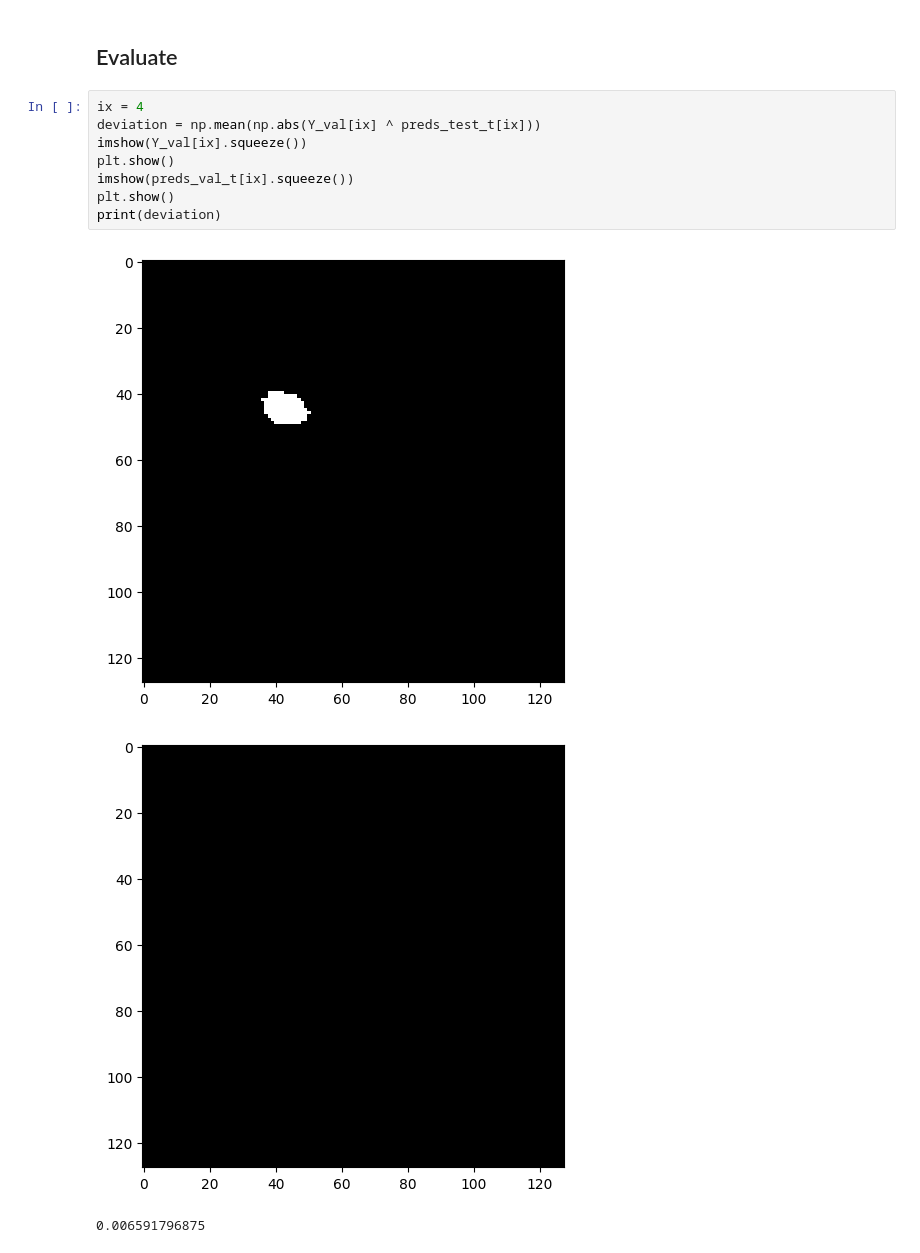
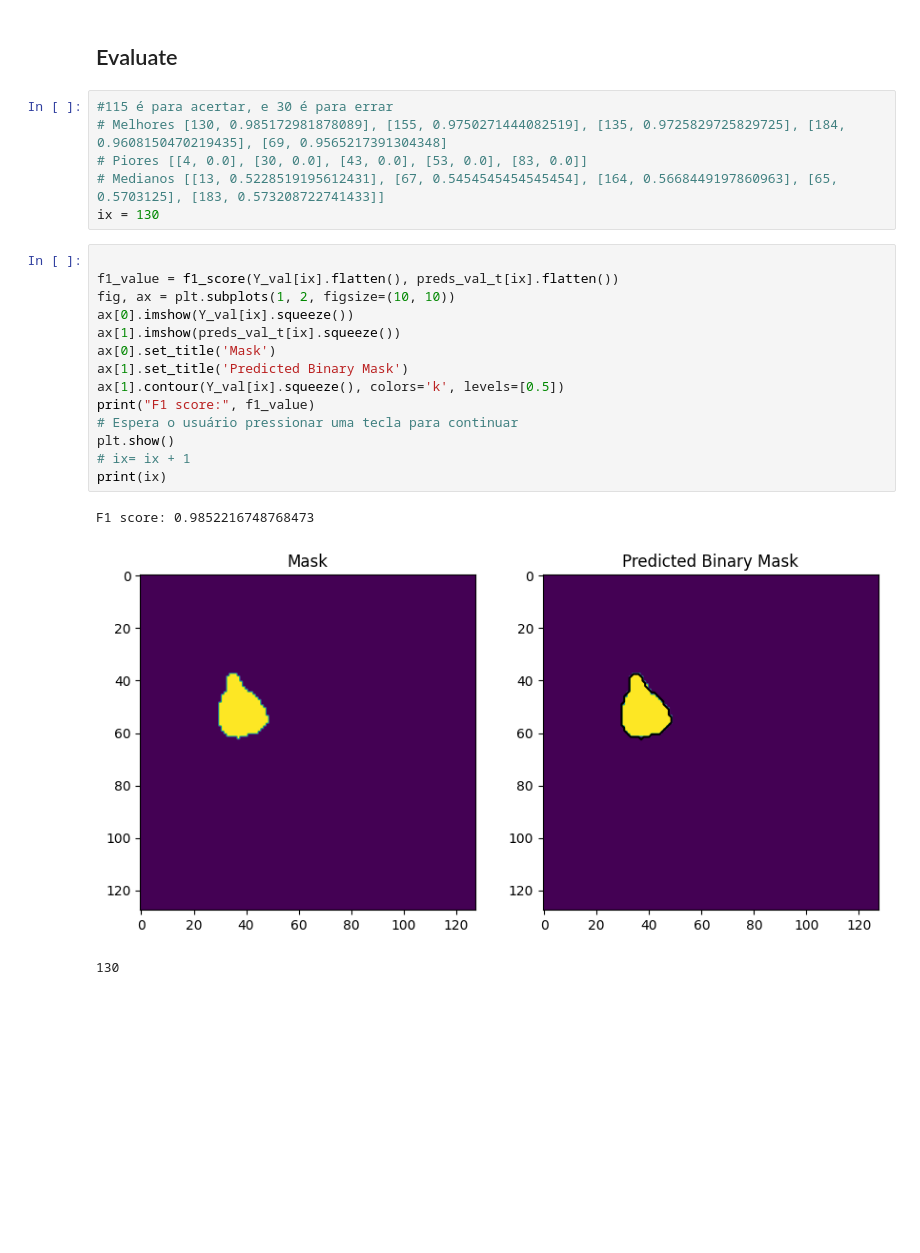
Before and after one commit to joaodelrio/Segmentation, a Jupyter notebook: unet.ipynb, the cells around one changed output. Cells and saved outputs as stored; diff of their text form; blank space fills up the shorter version.

```diff
--- a/unet.ipynb
+++ b/unet.ipynb
@@ -273,14 +335,26 @@ plot_sample("Test", X_test, Y_test, preds_test, preds_test_t)
 # %% [markdown]
 ## Evaluate
-# %%
-ix = 4
-deviation = np.mean(np.abs(Y_val[ix] ^ preds_test_t[ix]))
-imshow(Y_val[ix].squeeze())
-plt.show()
-imshow(preds_val_t[ix].squeeze())
-plt.show()
-print(deviation)
-# %% [output]
-[figure, removed]
-[figure, removed]
-0.006591796875
+# %%
+#115 é para acertar, e 30 é para errar
+# Melhores [130, 0.985172981878089], [155, 0.9750271444082519], [135, 0.9725829725829725], [184, 0.9608150470219435], [69, 0.9565217391304348]
+# Piores [[4, 0.0], [30, 0.0], [43, 0.0], [53, 0.0], [83, 0.0]]
+# Medianos [[13, 0.5228519195612431], [67, 0.5454545454545454], [164, 0.5668449197860963], [65, 0.5703125], [183, 0.573208722741433]]
+ix = 130
+# %%
+
+f1_value = f1_score(Y_val[ix].flatten(), preds_val_t[ix].flatten())
+fig, ax = plt.subplots(1, 2, figsize=(10, 10))
+ax[0].imshow(Y_val[ix].squeeze())
+ax[1].imshow(preds_val_t[ix].squeeze())
+ax[0].set_title('Mask')
+ax[1].set_title('Predicted Binary Mask')
+ax[1].contour(Y_val[ix].squeeze(), colors='k', levels=[0.5])
+print("F1 score:", f1_value)
+# Espera o usuário pressionar uma tecla para continuar
+plt.show()
+# ix= ix + 1
+print(ix)
+# %% [output]
+F1 score: 0.9852216748768473
+[figure, added]
+130
```
Also changed, not shown: parts of 16 cells of this notebook.
